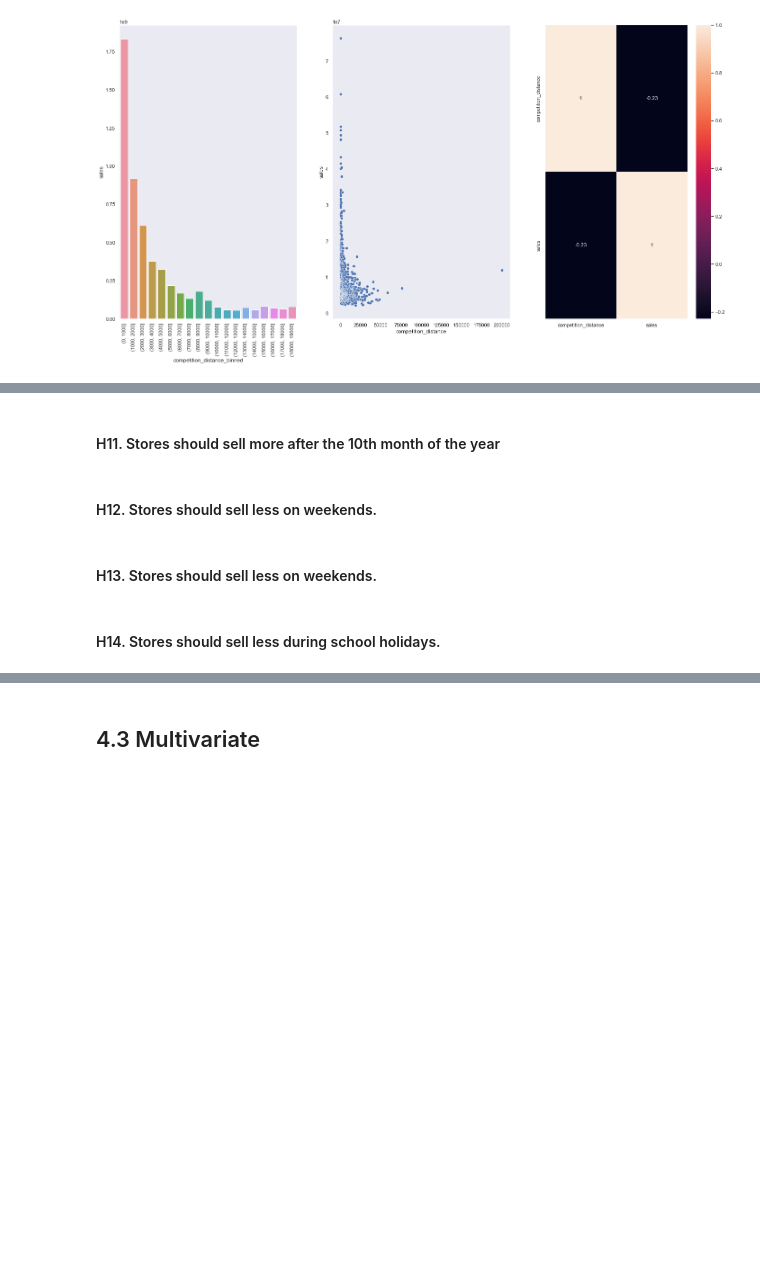
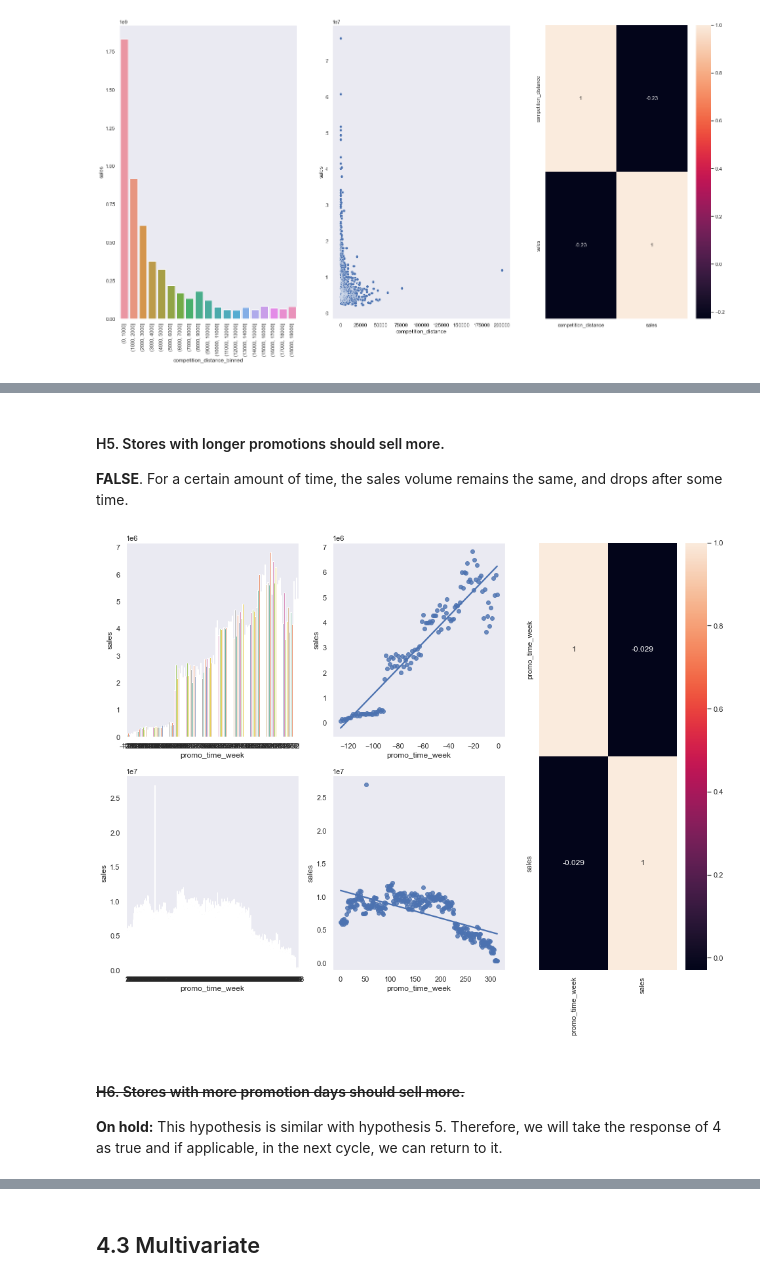
Before and after one commit to andrearaujo111/ds-em-producao, a Jupyter notebook: m04_a01_store_sales_prediction.ipynb, the cells around one changed output, grey strips where cells are left out. Drawn from its saved outputs; the diff is of its cells as text; code cells hidden in the pictures; blank space fills up the shorter version.

```diff
--- a/m04_a01_store_sales_prediction.ipynb
+++ b/m04_a01_store_sales_prediction.ipynb
@@ -506,8 +498,43 @@ sns.regplot(x='competition_time_month', y='sales', data=aux2);
-# %% [markdown]
-#### H11. Stores should sell more after the 10th month of the year
-# %% [markdown]
-#### H12. Stores should sell less on weekends.
-# %% [markdown]
-#### H13. Stores should sell less on weekends.
-# %% [markdown]
-#### H14. Stores should sell less during school holidays.
+# %% [markdown]
+#### H5. Stores with longer promotions should sell more.
+**FALSE**. For a certain amount of time, the sales volume remains the same, and drops after some time.
+# %%
+# Create figure
+fig = plt.figure(figsize=(16, 12))
+
+# Create grid specs
+specs = gridspec.GridSpec(2, 3, figure=fig)
+
+# Add subplot on figure
+ax1 = fig.add_subplot(specs[0, 0])
+ax2 = fig.add_subplot(specs[0, 1])
+ax3 = fig.add_subplot(specs[1, 0])
+ax4 = fig.add_subplot(specs[1, 1])
+ax5 = fig.add_subplot(specs[:, 2])
+
+# Create DataFrames
+aux1 = df4[['sales', 'promo_time_week']].groupby('promo_time_week').sum().reset_index()
+aux2 = aux1[aux1['promo_time_week'] < 0]
+aux3 = aux1[aux1['promo_time_week'] > 0]
+
+# First plot
+sns.barplot(x='promo_time_week', y='sales', data=aux2, ci=None, palette='Set2', ax=ax1)
+plt.xticks(rotation=90)
+
+# Second plot
+sns.regplot(x='promo_time_week', y='sales', data=aux2, ci=None, ax=ax2)
+
+# Third plot
+sns.barplot(x='promo_time_week', y='sales', data=aux3, ci=None, palette='Set2', ax=ax3)
+plt.xticks(rotation=90)
+
+# Fourth plot
+sns.regplot(x='promo_time_week', y='sales', data=aux3, ci=None, ax=ax4)
+
+# Fifth plot
+sns.heatmap(aux1.corr(method='pearson'), annot=True, ax=ax5);
+# %% [output]
+[figure, added]
+# %% [markdown]
+#### <s>H6. Stores with more promotion days should sell more.</s>
+**On hold:** This hypothesis is similar with hypothesis 5. Therefore, we will take the response of 4 as true and if applicable, in the next cycle, we can return to it.
```
Also changed, not shown: parts of 52 cells of this notebook.
